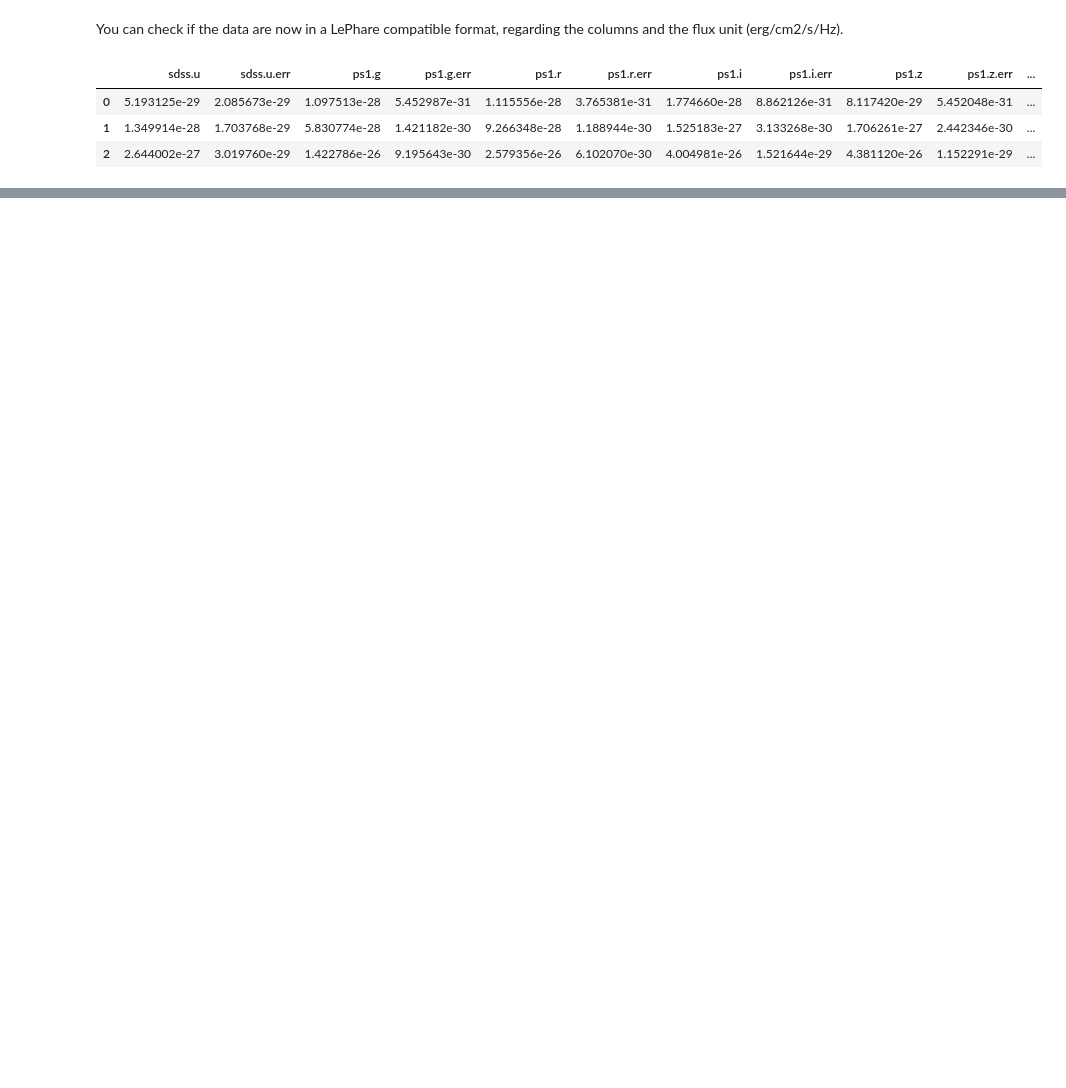
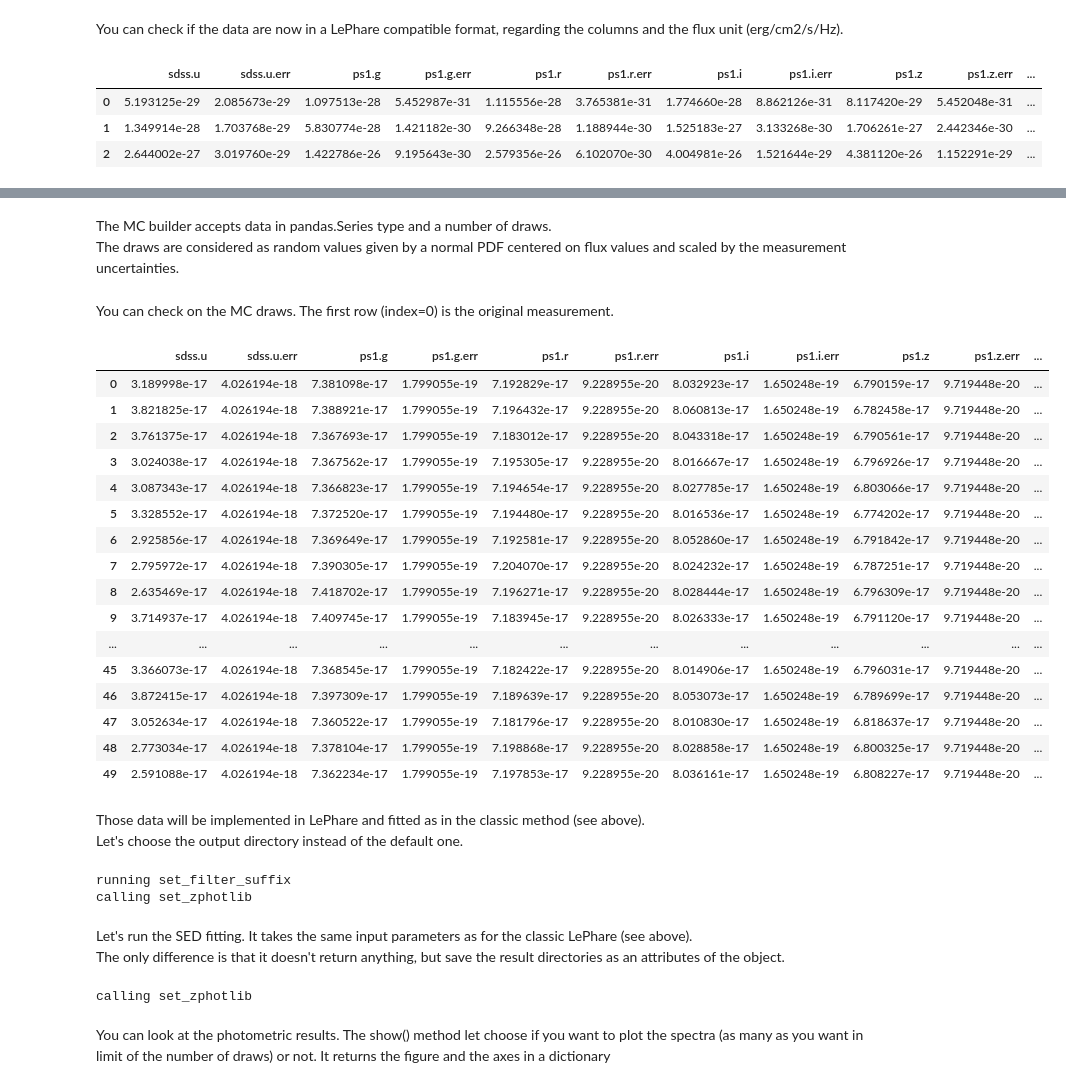
Before and after one commit to MartinBriday/pylephare, a Jupyter notebook: notebooks/how_to_use_lephare.ipynb, the cells around one changed output, grey strips where cells are left out. Drawn from its saved outputs; the diff is of its cells as text; code cells hidden in the pictures; blank space fills up the shorter version.

Commit message:
Minor corrections and tutorial notebook done.

```diff
--- a/notebooks/how_to_use_lephare.ipynb
+++ b/notebooks/how_to_use_lephare.ipynb
@@ -125,0 +174,3 @@ moved to
+# %%
+data_mc = data.iloc[1]
+data_mc
@@ -125,0 +192,49 @@ moved to
+# %% [markdown]
+The MC builder accepts data in pandas.Series type and a number of draws.<br>
+The draws are considered as random values given by a normal PDF centered on flux values and scaled by the measurement uncertainties.
+# %%
+NDRAW = 50
+
+mclp = montecarlo.MCLePhare(data_mc, NDRAW)
+# %% [markdown]
+You can check on the MC draws. The first row (index=0) is the original measurement.
+# %%
+mclp.mcdata
+# %% [output]
+|  | sdss.u | sdss.u.err | ps1.g | ps1.g.err | ps1.r | ps1.r.err | ps1.i | ps1.i.err | ps1.z | ps1.z.err | ... |
+| 0 | 3.189998e-17 | 4.026194e-18 | 7.381098e-17 | 1.799055e-19 | 7.192829e-17 | 9.228955e-20 | 8.032923e-17 | 1.650248e-19 | 6.790159e-17 | 9.719448e-20 | ... |
+| 1 | 3.821825e-17 | 4.026194e-18 | 7.388921e-17 | 1.799055e-19 | 7.196432e-17 | 9.228955e-20 | 8.060813e-17 | 1.650248e-19 | 6.782458e-17 | 9.719448e-20 | ... |
+| 2 | 3.761375e-17 | 4.026194e-18 | 7.367693e-17 | 1.799055e-19 | 7.183012e-17 | 9.228955e-20 | 8.043318e-17 | 1.650248e-19 | 6.790561e-17 | 9.719448e-20 | ... |
+| 3 | 3.024038e-17 | 4.026194e-18 | 7.367562e-17 | 1.799055e-19 | 7.195305e-17 | 9.228955e-20 | 8.016667e-17 | 1.650248e-19 | 6.796926e-17 | 9.719448e-20 | ... |
+| 4 | 3.087343e-17 | 4.026194e-18 | 7.366823e-17 | 1.799055e-19 | 7.194654e-17 | 9.228955e-20 | 8.027785e-17 | 1.650248e-19 | 6.803066e-17 | 9.719448e-20 | ... |
+| 5 | 3.328552e-17 | 4.026194e-18 | 7.372520e-17 | 1.799055e-19 | 7.194480e-17 | 9.228955e-20 | 8.016536e-17 | 1.650248e-19 | 6.774202e-17 | 9.719448e-20 | ... |
+| 6 | 2.925856e-17 | 4.026194e-18 | 7.369649e-17 | 1.799055e-19 | 7.192581e-17 | 9.228955e-20 | 8.052860e-17 | 1.650248e-19 | 6.791842e-17 | 9.719448e-20 | ... |
+| 7 | 2.795972e-17 | 4.026194e-18 | 7.390305e-17 | 1.799055e-19 | 7.204070e-17 | 9.228955e-20 | 8.024232e-17 | 1.650248e-19 | 6.787251e-17 | 9.719448e-20 | ... |
+| 8 | 2.635469e-17 | 4.026194e-18 | 7.418702e-17 | 1.799055e-19 | 7.196271e-17 | 9.228955e-20 | 8.028444e-17 | 1.650248e-19 | 6.796309e-17 | 9.719448e-20 | ... |
+| 9 | 3.714937e-17 | 4.026194e-18 | 7.409745e-17 | 1.799055e-19 | 7.183945e-17 | 9.228955e-20 | 8.026333e-17 | 1.650248e-19 | 6.791120e-17 | 9.719448e-20 | ... |
+| ... | ... | ... | ... | ... | ... | ... | ... | ... | ... | ... | ... |
+| 45 | 3.366073e-17 | 4.026194e-18 | 7.368545e-17 | 1.799055e-19 | 7.182422e-17 | 9.228955e-20 | 8.014906e-17 | 1.650248e-19 | 6.796031e-17 | 9.719448e-20 | ... |
+| 46 | 3.872415e-17 | 4.026194e-18 | 7.397309e-17 | 1.799055e-19 | 7.189639e-17 | 9.228955e-20 | 8.053073e-17 | 1.650248e-19 | 6.789699e-17 | 9.719448e-20 | ... |
+| 47 | 3.052634e-17 | 4.026194e-18 | 7.360522e-17 | 1.799055e-19 | 7.181796e-17 | 9.228955e-20 | 8.010830e-17 | 1.650248e-19 | 6.818637e-17 | 9.719448e-20 | ... |
+| 48 | 2.773034e-17 | 4.026194e-18 | 7.378104e-17 | 1.799055e-19 | 7.198868e-17 | 9.228955e-20 | 8.028858e-17 | 1.650248e-19 | 6.800325e-17 | 9.719448e-20 | ... |
+| 49 | 2.591088e-17 | 4.026194e-18 | 7.362234e-17 | 1.799055e-19 | 7.197853e-17 | 9.228955e-20 | 8.036161e-17 | 1.650248e-19 | 6.808227e-17 | 9.719448e-20 | ... |
+# %% [markdown]
+Those data will be implemented in LePhare and fitted as in the classic method (see above).<br>
+Let's choose the output directory instead of the default one.
+# %%
+CONFIG_FILE = None
+DIROUT = io.PATH_PYLEPHAREWORK+"/tutorial/"
+
+mclp.load_lephare(configfile=CONFIG_FILE, dirout=DIROUT)
+# %% [output]
+running set_filter_suffix
+calling set_zphotlib
+# %% [markdown]
+Let's run the SED fitting. It takes the same input parameters as for the classic LePhare (see above).<br>
+The only difference is that it doesn't return anything, but save the result directories as an attributes of the object.
+# %%
+mclp.run(update_init=False, verbose=False)
+# %% [output]
+calling set_zphotlib
+# %% [markdown]
+You can look at the photometric results. The show() method let choose if you want to plot the spectra (as many as you want in limit of the number of draws) or not. It returns the figure and the axes in a dictionary
```
Also changed, not shown: parts of 31 cells of this notebook, 3 other files.
